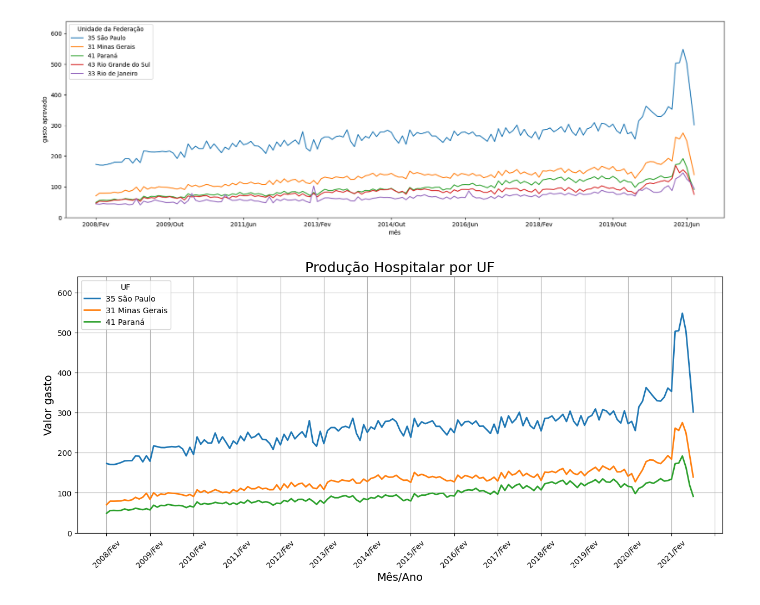
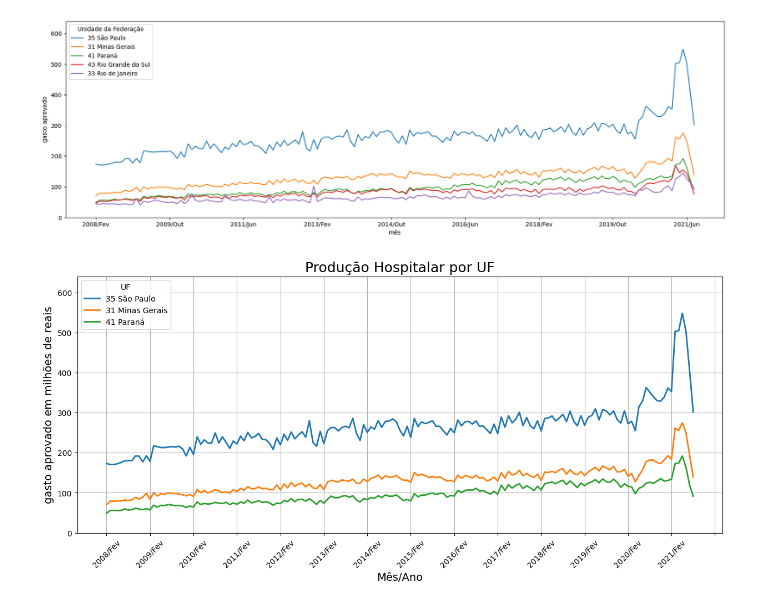
Before and after one commit to Luizcosta142/Python005, a Jupyter notebook: Produção_Hospitalar_41.ipynb, the cells around one changed output. Cells and saved outputs as stored; diff of their text form; code cells hidden in the pictures.

```diff
--- a/Produção_Hospitalar_41.ipynb
+++ b/Produção_Hospitalar_41.ipynb
@@ -572,15 +572,15 @@ plt.show()
 # %%
 fig, ax = plt.subplots(figsize=(15,6))
 ax.plot(ordenados_por_total.head(3).T, lw=2)
 ax.set_title('Produção Hospitalar por UF', fontsize = 18)
 ax.set_xlabel('Mês/Ano', fontsize = 14)
-ax.set_ylabel('Valor gasto', fontsize = 14)
+ax.set_ylabel('gasto aprovado em milhões de reais', fontsize = 14)
 ax.xaxis.set_major_locator(plt.MultipleLocator(12))
 plt.xticks(rotation=45)
 plt.ylim(0, 640)
 ax.legend(ordenados_por_total.head(3).T.columns, loc = 'upper left', title = 'UF')
 ax.grid()
 
 plt.show()
 # %% [output]
-[figure, old version]
+[figure, new version]
```
Also changed, not shown: parts of 3 cells of this notebook.
